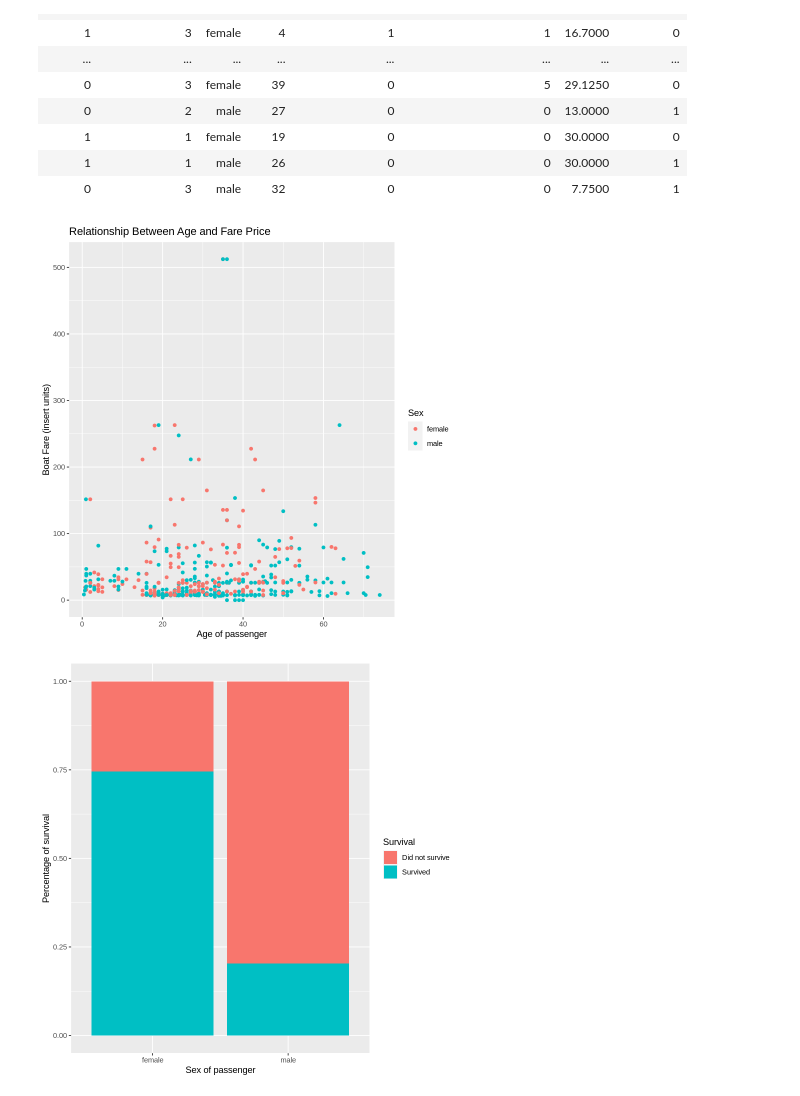
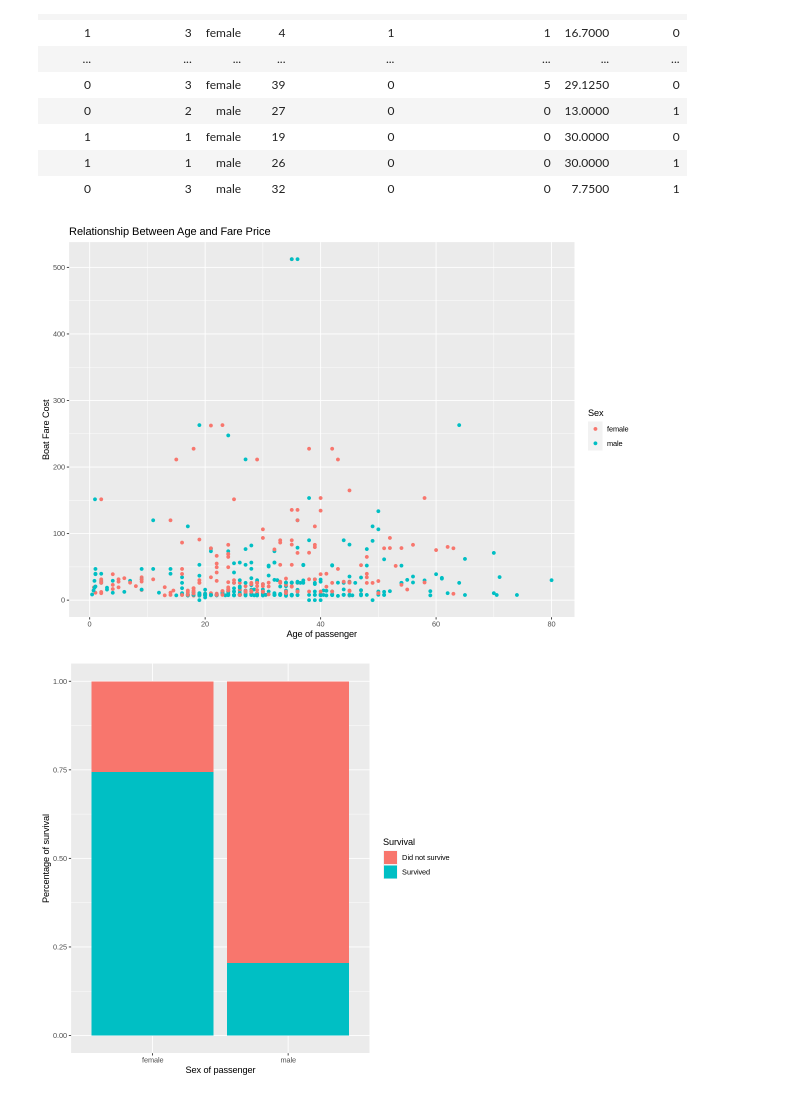
Before and after one commit to zhang17s/DSCI-100-Group-Project-, a Jupyter notebook: Proposal.ipynb, the cells around one changed output. Drawn from its saved outputs; the diff is of its cells as text; code cells hidden in the pictures.

Commit message:
Fixed typo, added graph descriptions

```diff
--- a/Proposal.ipynb
+++ b/Proposal.ipynb
@@ -135,14 +135,18 @@ boat_test <- testing(boat_split)
 # %%
 # visualisation (scatter plot) of the Fare vs age of passenger, colouring by sex.
 
+options(repr.plot.width = 10, repr.plot.height = 7)
 fare_plot <- boat_train |> ggplot(aes(x = Age, y = Fare, colour = Sex)) +
     geom_point() +
-    labs(x = "Age of passenger", y = "Boat Fare (insert units)", colour = "Sex") +
+    labs(x = "Age of passenger", y = "Boat Fare Cost", colour = "Sex") +
     ggtitle("Relationship Between Age and Fare Price")
 
 fare_plot #Age appears to have no effect on fare price, with the exception of a few outliers
+#Compared to men, more women purchased expensive tickets e.g. those above $100
+#This plot constitutes preliminary exploration of the relationship between the predicted most impactful variables (age, sex, fare)
+#Discussed in expected outcomes and significance
 # %% [output]
-[figure, old version]
+[figure, new version]
 # %%
 #bar graph to display how many people survived vs how many did not.(percentage of survival)
 
```
Also changed, not shown: parts of 5 cells of this notebook.
